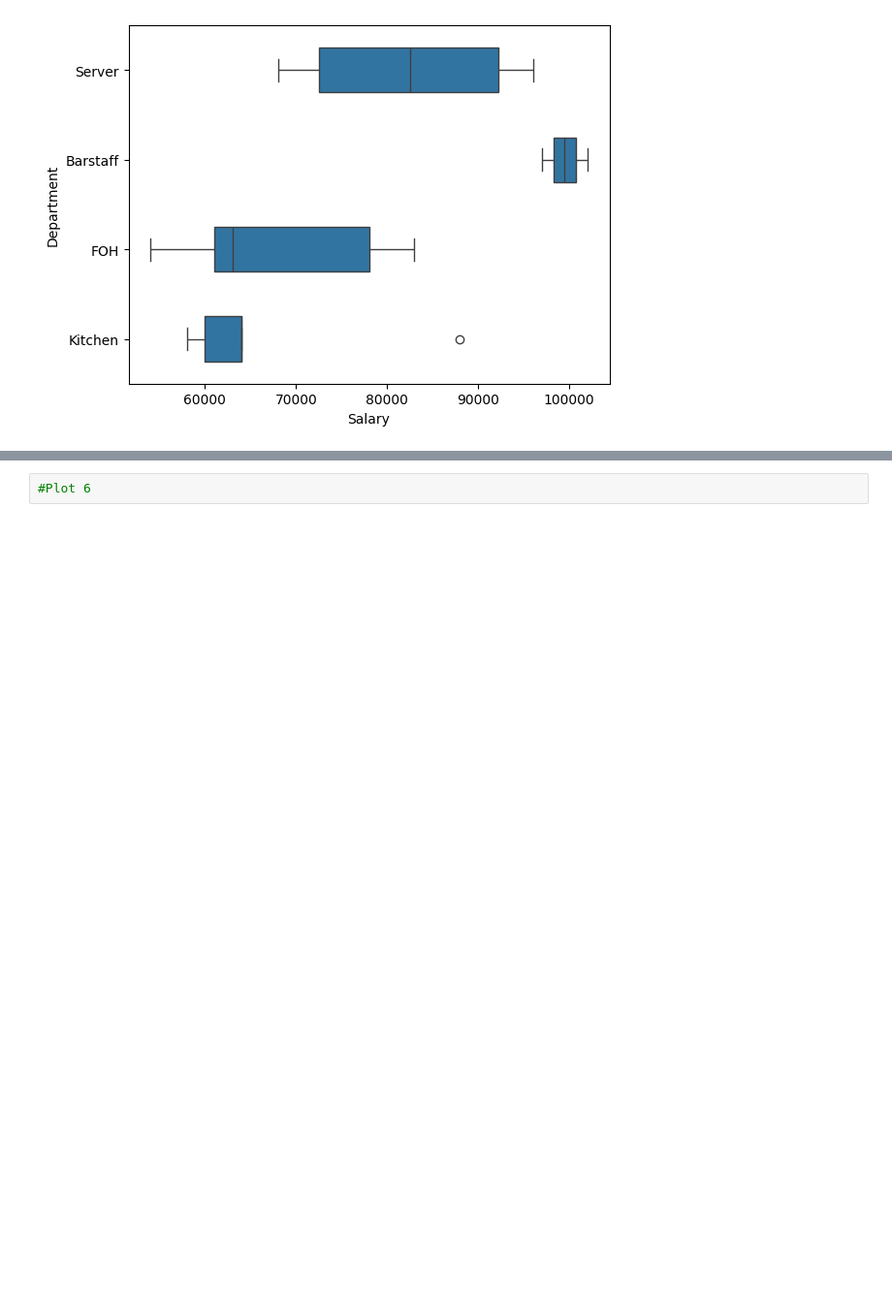
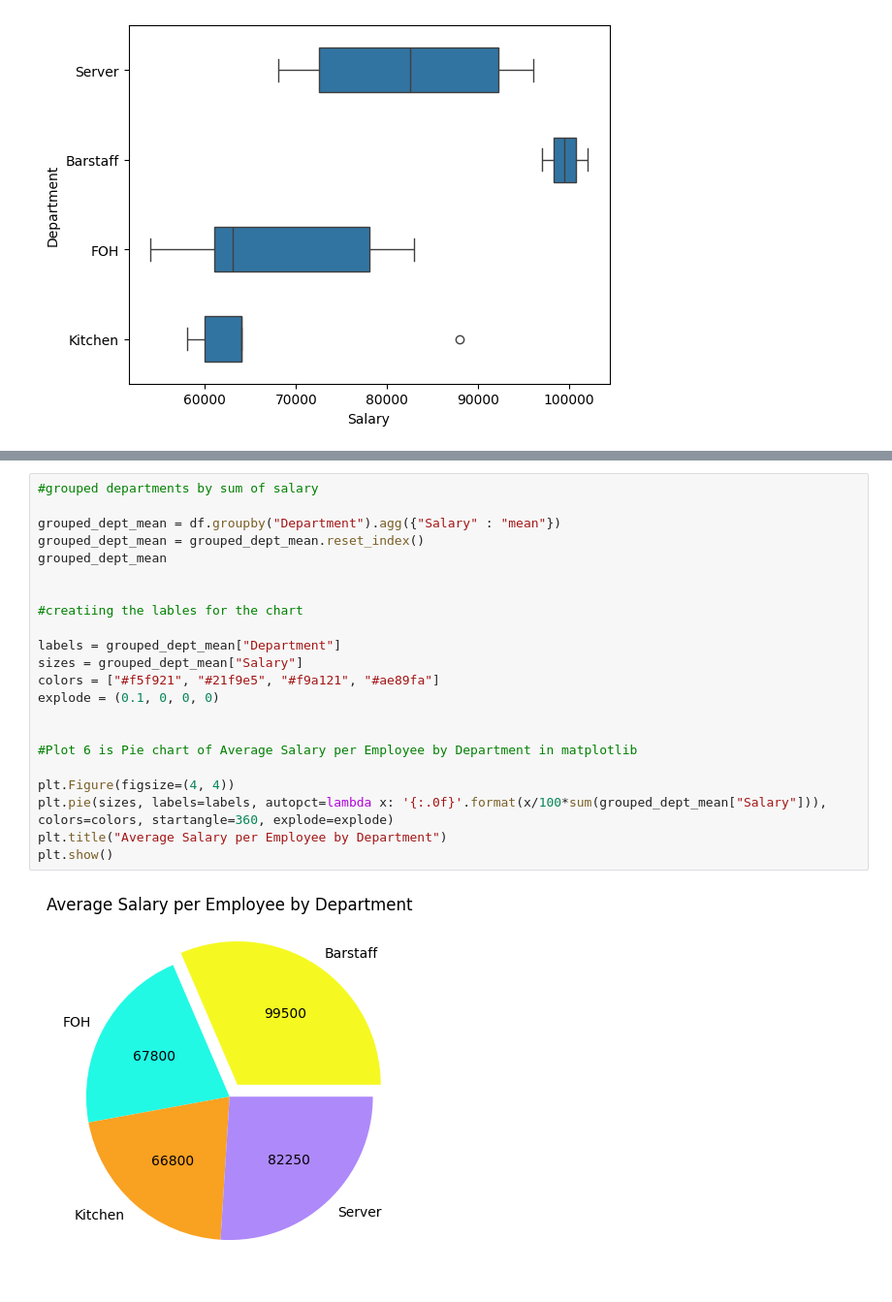
Before and after one commit to collinmfarmer/Mod2-Week4-Assign4, a Jupyter notebook: Plot_plot_plot.ipynb, the cells around one changed output, grey strips where cells are left out. Shown at 97% size. Cells and saved outputs as stored; diff of their text form; blank space fills up the shorter version.

Commit message:
plot 6, pie chart, matplotlib

```diff
--- a/Plot_plot_plot.ipynb
+++ b/Plot_plot_plot.ipynb
@@ -117,3 +120,25 @@ fig.update_layout(
 fig.show()
 # %%
-#Plot 6
+#grouped departments by sum of salary
+
+grouped_dept_mean = df.groupby("Department").agg({"Salary" : "mean"})
+grouped_dept_mean = grouped_dept_mean.reset_index()
+grouped_dept_mean
+
+
+#creatiing the lables for the chart
+
+labels = grouped_dept_mean["Department"]
+sizes = grouped_dept_mean["Salary"]
+colors = ["#f5f921", "#21f9e5", "#f9a121", "#ae89fa"]
+explode = (0.1, 0, 0, 0)
+
+
+#Plot 6 is Pie chart of Average Salary per Employee by Department in matplotlib
+
+plt.Figure(figsize=(4, 4))
+plt.pie(sizes, labels=labels, autopct=lambda x: '{:.0f}'.format(x/100*sum(grouped_dept_mean["Salary"])), colors=colors, startangle=360, explode=explode)
+plt.title("Average Salary per Employee by Department")
+plt.show()
+# %% [output]
+[figure, added]
```
Also changed, not shown: parts of 1 cell of this notebook.
